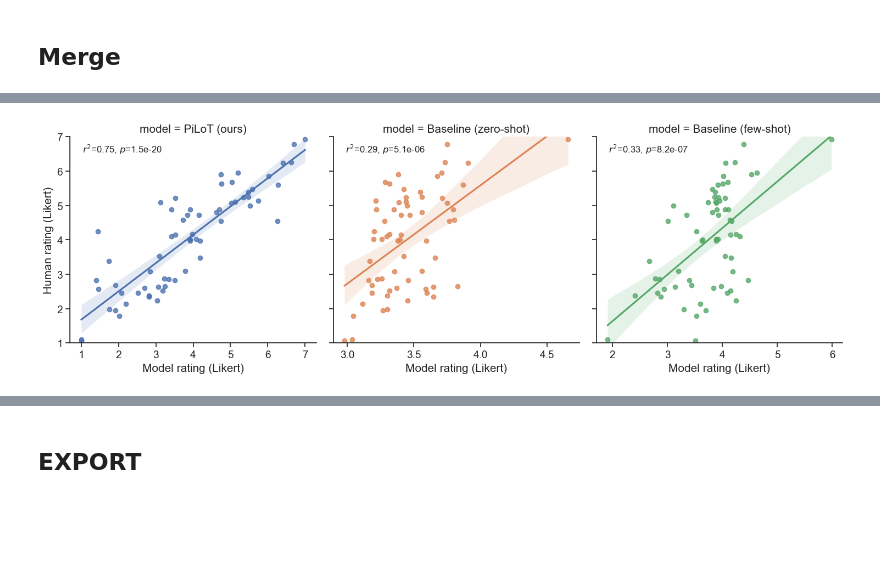
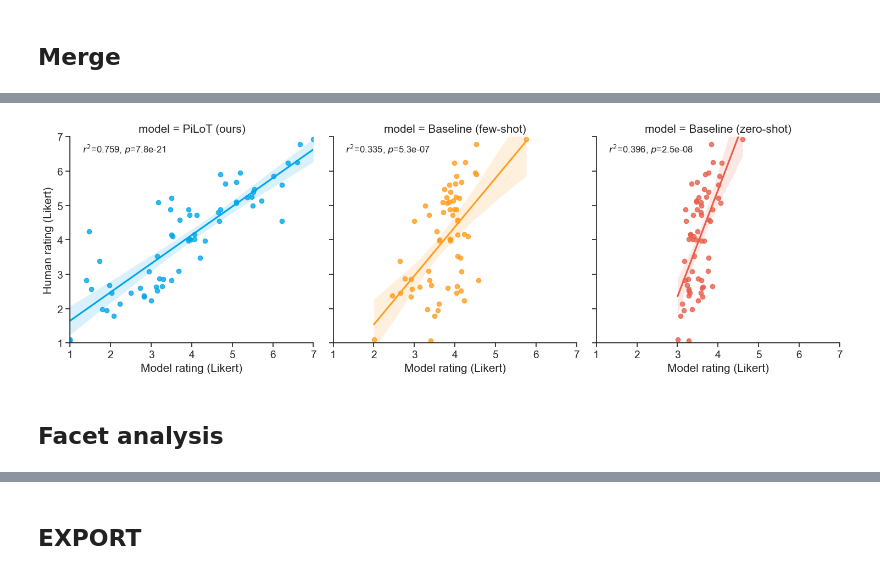
Before and after one commit to cedzhang/physical-language-understanding, a Jupyter notebook: analysis/make_tall_df.ipynb, the cells around one changed output, grey strips where cells are left out. Drawn from its saved outputs; the diff is of its cells as text; code cells hidden in the pictures; blank space fills up the shorter version.

Commit message:
Updates to analysis

```diff
--- a/analysis/make_tall_df.ipynb
+++ b/analysis/make_tall_df.ipynb
@@ -160,7 +193,17 @@ df_model_tall
 192 rows × 3 columns
+# %%
+model_order = CategoricalDtype(
+    ['PiLoT (ours)', 'Baseline (few-shot)', 'Baseline (zero-shot)'],
+    ordered=True
+)
 # %%
 df_comparison_human_model = df_model_tall.join(df_human_tall.groupby("task_id").mean(), on="task_id")
 df_comparison_human_model = df_comparison_human_model.rename({"source": "model", "likert_human": "Human rating (Likert)", "likert_model": "Model rating (Likert)"}, axis=1)
-df_comparison_human_model = df_comparison_human_model.sort_values("model", ascending=False)
+df_comparison_human_model["model"] = df_comparison_human_model["model"].astype(model_order)
+df_comparison_human_model = df_comparison_human_model.sort_values(["task_id", "model"], ascending=[True, True]).reset_index(drop=True)
+
+# Add human error
+df_comparison_human_model = df_comparison_human_model.join(df_human_tall.groupby("task_id").sem().rename({"likert_human": "Human error"}, axis=1), on="task_id")
+
 df_comparison_human_model
 # %% [output]
@@ -179,0 +240,29 @@ df_comparison_human_model
+# %%
+df_comparison_human_simulator = df_comparison_human_model[df_comparison_human_model["model"] == "PiLoT (ours)"].set_index("task_id")
+
+# Add model error
+df_comparison_human_simulator = df_comparison_human_simulator.join(df_simulator_err)
+
+plt.figure(figsize=(6, 6))
+
+ax = sns.regplot(data=df_comparison_human_simulator, x="Model rating (Likert)", y="Human rating (Likert)", marker="D", scatter_kws={'alpha': 1.0, 's': 16.0})
+# ax.set(xlim=(1,7), ylim=(1, 7))
+
+r, p = pearsonr(df_comparison_human_simulator['Model rating (Likert)'].tolist(), df_comparison_human_simulator['Human rating (Likert)'].tolist())
+
+ax.text(.05, 0.95, r'$r^2$={:.3f}, $p$={:.2g}'.format(r ** 2, p), transform=ax.transAxes, fontsize=13)
+
+ax.errorbar(x=df_comparison_human_simulator["Model rating (Likert)"],
+            y=df_comparison_human_simulator["Human rating (Likert)"],
+            xerr=df_comparison_human_simulator["Model error"],
+            yerr=df_comparison_human_simulator["Human error"],
+            fmt="none",
+            zorder=-1,
+            # ecolor="lightgray"
+            elinewidth=1.0,
+            alpha=0.75,
+           )
+
+
+plt.xlabel("PiLoT model rating (Likert)")
+plt.savefig("human_simulator_comparison.png", dpi=300, bbox_inches="tight")
@@ -180,14 +271,16 @@ df_comparison_human_model
 # %%
 g = sns.lmplot(data=df_comparison_human_model, x="Model rating (Likert)", y="Human rating (Likert)", col="model", sharex=False, sharey=True, hue="model")
-g.set(ylim=(1, 7))
+g.set(xlim=(1,7), ylim=(1, 7))
 
 def annotate(data, **kws):
     r, p = pearsonr(data['Model rating (Likert)'].tolist(), data['Human rating (Likert)'].tolist())
     ax = plt.gca()
-    ax.text(.05, 0.925, r'$r^2$={:.2f}, $p$={:.2g}'.format(r ** 2, p),
+    ax.text(.05, 0.925, r'$r^2$={:.3f}, $p$={:.2g}'.format(r ** 2, p),
             transform=ax.transAxes, fontsize=12)
 
 g.map_dataframe(annotate)
 plt.savefig("model_comparison.png", dpi=300, bbox_inches="tight")
 # %% [output]
-[figure, old version]
+[figure, new version]
+# %% [markdown]
+## Facet analysis
```
Also changed, not shown: parts of 31 cells of this notebook, 1 other file.
